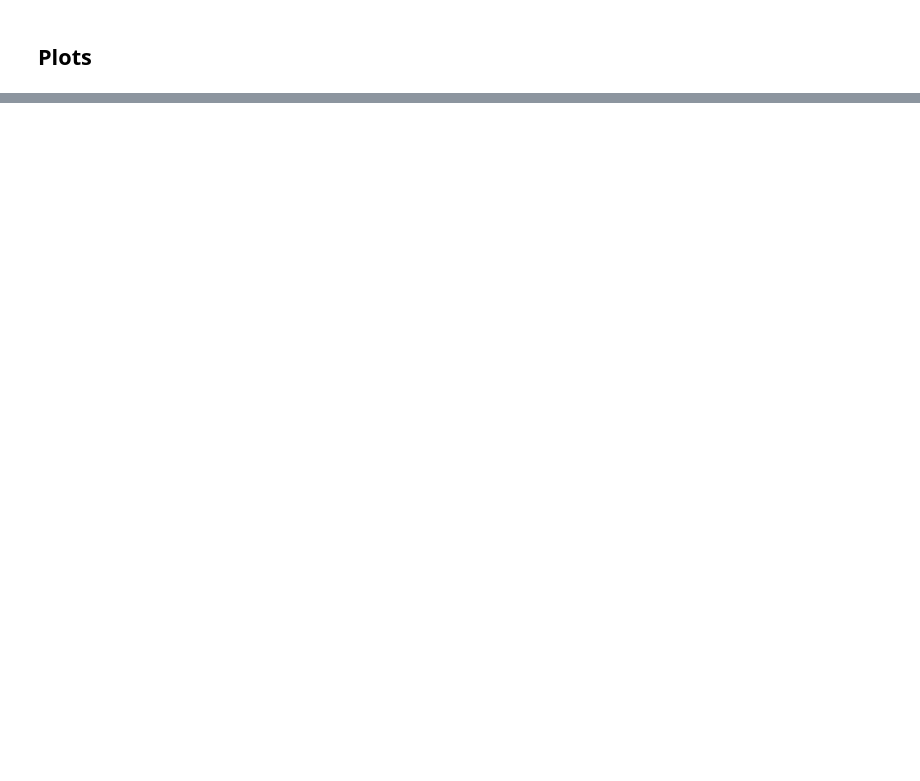
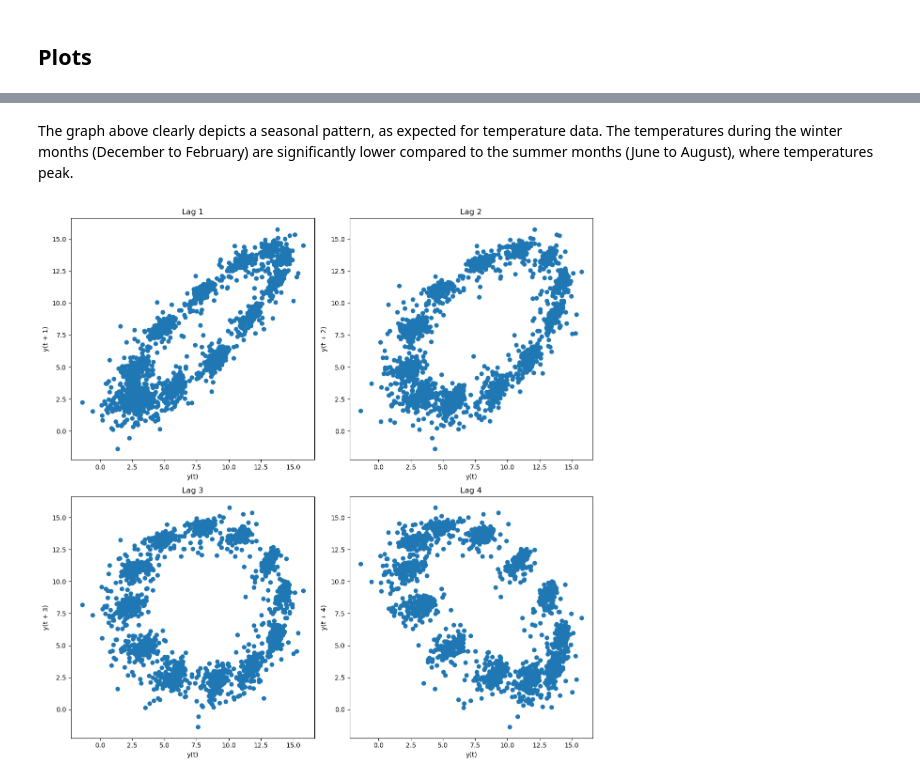
Before and after one commit to keitaVigano/globalTemperature, a Jupyter notebook: mainAnalysis.ipynb, the cells around one changed output, grey strips where cells are left out. Saved outputs shown, nothing was run; the diff lists cells and outputs as text; code cells hidden in the pictures; blank space fills up the shorter version.

```diff
--- a/mainAnalysis.ipynb
+++ b/mainAnalysis.ipynb
@@ -131,0 +151,22 @@ plot_series(df_filtered_train["LandAverageTemperature"])
+# %% [markdown]
+The graph above clearly depicts a seasonal pattern, as expected for temperature data. The temperatures during the winter months (December to February) are significantly lower compared to the summer months (June to August), where temperatures peak.
+# %%
+# Lag plot
+fig, axes = plt.subplots(2, 2, figsize=(12, 12))
+
+pd.plotting.lag_plot(df_filtered_train["LandAverageTemperature"], lag=1, ax=axes[0, 0])
+axes[0, 0].set_title('Lag 1')
+
+pd.plotting.lag_plot(df_filtered_train["LandAverageTemperature"], lag=2, ax=axes[0, 1])
+axes[0, 1].set_title('Lag 2')
+
+pd.plotting.lag_plot(df_filtered_train["LandAverageTemperature"], lag=3, ax=axes[1, 0])
+axes[1, 0].set_title('Lag 3')
+
+pd.plotting.lag_plot(df_filtered_train["LandAverageTemperature"], lag=4, ax=axes[1, 1])
+axes[1, 1].set_title('Lag 4')
+
+plt.tight_layout()
+plt.show()
+# %% [output]
+[figure, added]
```
Also changed, not shown: parts of 12 cells of this notebook.
